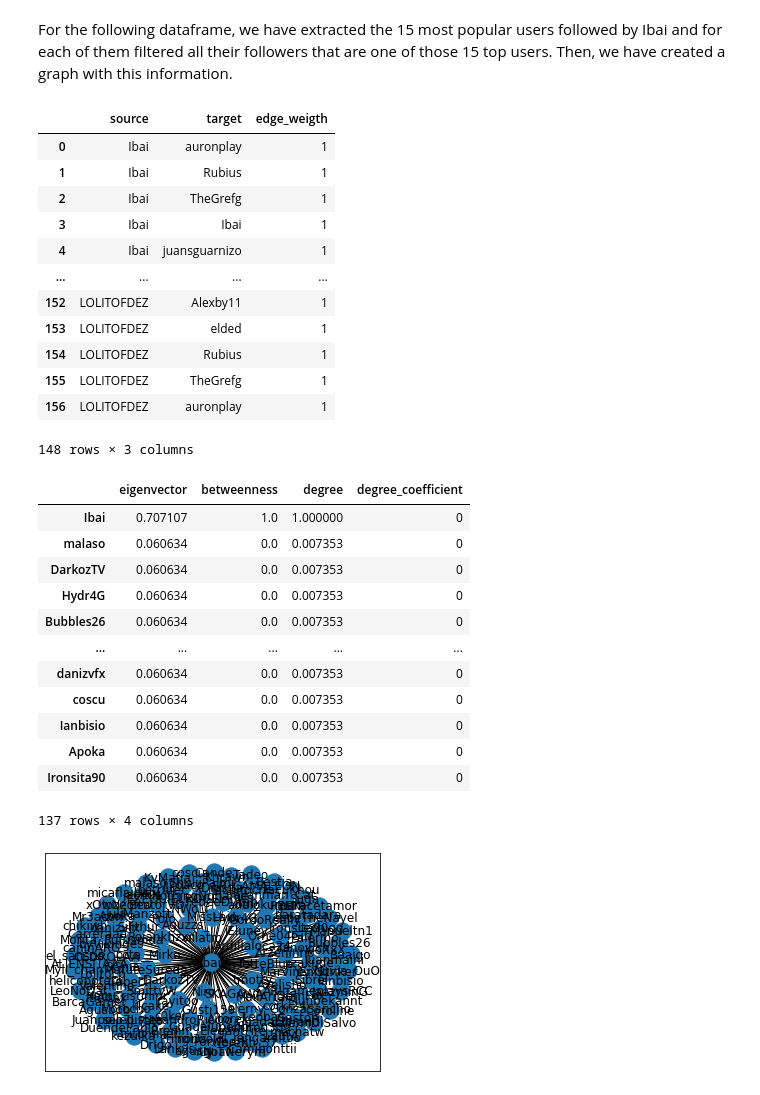
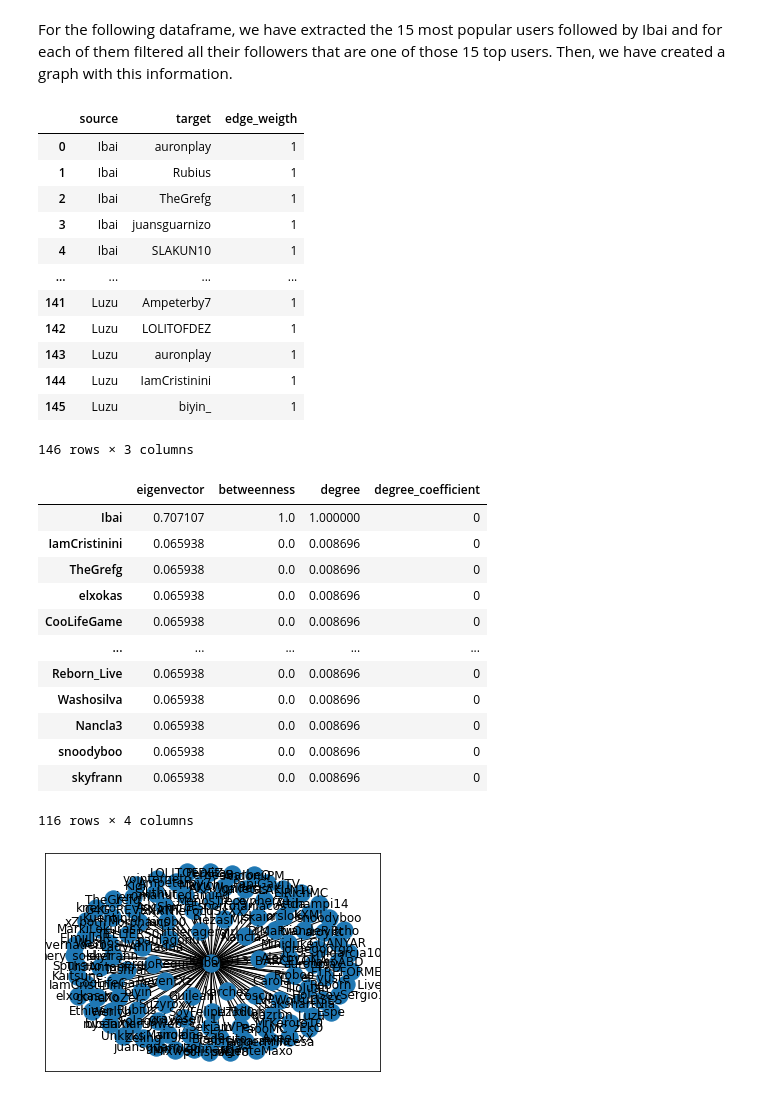
Before and after one commit to Enver-group/twitch-web-analytics, a Jupyter notebook: notebooks/Twitch_graph_andres.ipynb, the cells around one changed output. Saved outputs shown, nothing was run; the diff lists cells and outputs as text; code cells hidden in the pictures.

```diff
--- a/notebooks/Twitch_graph_andres.ipynb
+++ b/notebooks/Twitch_graph_andres.ipynb
@@ -40,15 +35,15 @@ def get_k_common_followers(filename,filter_weight = 0.05,common_followers_with =
     elif filename.endswith("feather"):
         df = pd.read_feather(filename)
 
-   df = df.dropna(how='any',
+    df = df.dropna(how='any',
                     subset=['user_follows'])
 
 
     follows_of_user = df.loc[df.name.str.lower()==common_followers_with.lower()].iloc[0]["user_follows"]
 
-    df = df.loc[df['id'].isin(list(map(int,ast.literal_eval(follows_of_user))))]
+    df = df.loc[df['id'].isin(follows_of_user)]
 
-    weigths = [np.round(len(list(set(df['id']).intersection(list(map(int,ast.literal_eval(df["user_follows"].values[i]))))))/len(df),2) for i in range(len(df))]
+    weigths = [np.round(len(list(set(df['id']).intersection(df["user_follows"].values[i])))/len(df),2) for i in range(len(df))]
 
     print(len(weigths))
     df1 = pd.DataFrame({
@@ -108,7 +103,7 @@ def plot_top_followers(filename, k = 15,common_followers_with = "Ibai"):
 
     follows_of_user = df.loc[df.name.str.lower()==common_followers_with.lower()].iloc[0]["user_follows"]
 
-    df = df.loc[df['id'].isin(list(map(int,ast.literal_eval(follows_of_user))))]
+    df = df.loc[df['id'].isin(follows_of_user)]
 
     df = df.dropna(how='any',
                             subset=['user_follows'])
@@ -118,7 +113,7 @@ def plot_top_followers(filename, k = 15,common_followers_with = "Ibai"):
     id_names = dict(zip(df["id"],df["name"].values.tolist()))
 
 
-    df["followers_id"] = [list(set(df["id"]).intersection(list(map(int,ast.literal_eval(df["user_follows"].values[i]))))) for i in range(len(df))]
+    df["followers_id"] = [list(set(df["id"]).intersection(df["user_follows"].values[i])) for i in range(len(df))]
 
     def double(j):
       return id_names[j]
@@ -184,23 +192,23 @@ IndexError: single positional indexer is out-of-bounds
 # %% [markdown]
 For the following dataframe, we have extracted the 15 most popular users followed by Ibai and for each of them filtered all their followers that are one of those 15 top users. Then, we have created a graph with this information.
 # %%
-df2 = plot_top_followers("../data/data_ibai.csv")
+df2 = plot_top_followers("../data/streamers.feather")
 
 plot_graph_pyVis(df2,"ibai_top_followers.html")
 # %% [output]
 |  | source | target | edge_weigth |
 | 0 | Ibai | auronplay | 1 |
 | 1 | Ibai | Rubius | 1 |
 | 2 | Ibai | TheGrefg | 1 |
-| 3 | Ibai | Ibai | 1 |
-| 4 | Ibai | juansguarnizo | 1 |
+| 3 | Ibai | juansguarnizo | 1 |
+| 4 | Ibai | SLAKUN10 | 1 |
 | ... | ... | ... | ... |
-| 152 | LOLITOFDEZ | Alexby11 | 1 |
-| 153 | LOLITOFDEZ | elded | 1 |
-| 154 | LOLITOFDEZ | Rubius | 1 |
-| 155 | LOLITOFDEZ | TheGrefg | 1 |
-| 156 | LOLITOFDEZ | auronplay | 1 |
+| 141 | Luzu | Ampeterby7 | 1 |
+| 142 | Luzu | LOLITOFDEZ | 1 |
+| 143 | Luzu | auronplay | 1 |
+| 144 | Luzu | IamCristinini | 1 |
+| 145 | Luzu | biyin_ | 1 |
-148 rows × 3 columns
+146 rows × 3 columns
 # %%
 df1_centrality,G1 = networkx_centrality_measures(df)
 
@@ -210,18 +218,18 @@ draw_graph(G1)
 # %% [output]
 |  | eigenvector | betweenness | degree | degree_coefficient |
 | Ibai | 0.707107 | 1.0 | 1.000000 | 0 |
-| malaso | 0.060634 | 0.0 | 0.007353 | 0 |
-| DarkozTV | 0.060634 | 0.0 | 0.007353 | 0 |
-| Hydr4G | 0.060634 | 0.0 | 0.007353 | 0 |
-| Bubbles26 | 0.060634 | 0.0 | 0.007353 | 0 |
+| IamCristinini | 0.065938 | 0.0 | 0.008696 | 0 |
+| TheGrefg | 0.065938 | 0.0 | 0.008696 | 0 |
+| elxokas | 0.065938 | 0.0 | 0.008696 | 0 |
+| CooLifeGame | 0.065938 | 0.0 | 0.008696 | 0 |
 | ... | ... | ... | ... | ... |
-| danizvfx | 0.060634 | 0.0 | 0.007353 | 0 |
-| coscu | 0.060634 | 0.0 | 0.007353 | 0 |
-| Ianbisio | 0.060634 | 0.0 | 0.007353 | 0 |
-| Apoka | 0.060634 | 0.0 | 0.007353 | 0 |
-| Ironsita90 | 0.060634 | 0.0 | 0.007353 | 0 |
+| Reborn_Live | 0.065938 | 0.0 | 0.008696 | 0 |
+| Washosilva | 0.065938 | 0.0 | 0.008696 | 0 |
+| Nancla3 | 0.065938 | 0.0 | 0.008696 | 0 |
+| snoodyboo | 0.065938 | 0.0 | 0.008696 | 0 |
+| skyfrann | 0.065938 | 0.0 | 0.008696 | 0 |
-137 rows × 4 columns
+116 rows × 4 columns
-[figure, old version]
+[figure, new version]
 # %%
 df2_centrality,G2 = networkx_centrality_measures(df2)
 
```
Also changed, not shown: parts of 4 cells of this notebook, 1 other file.
